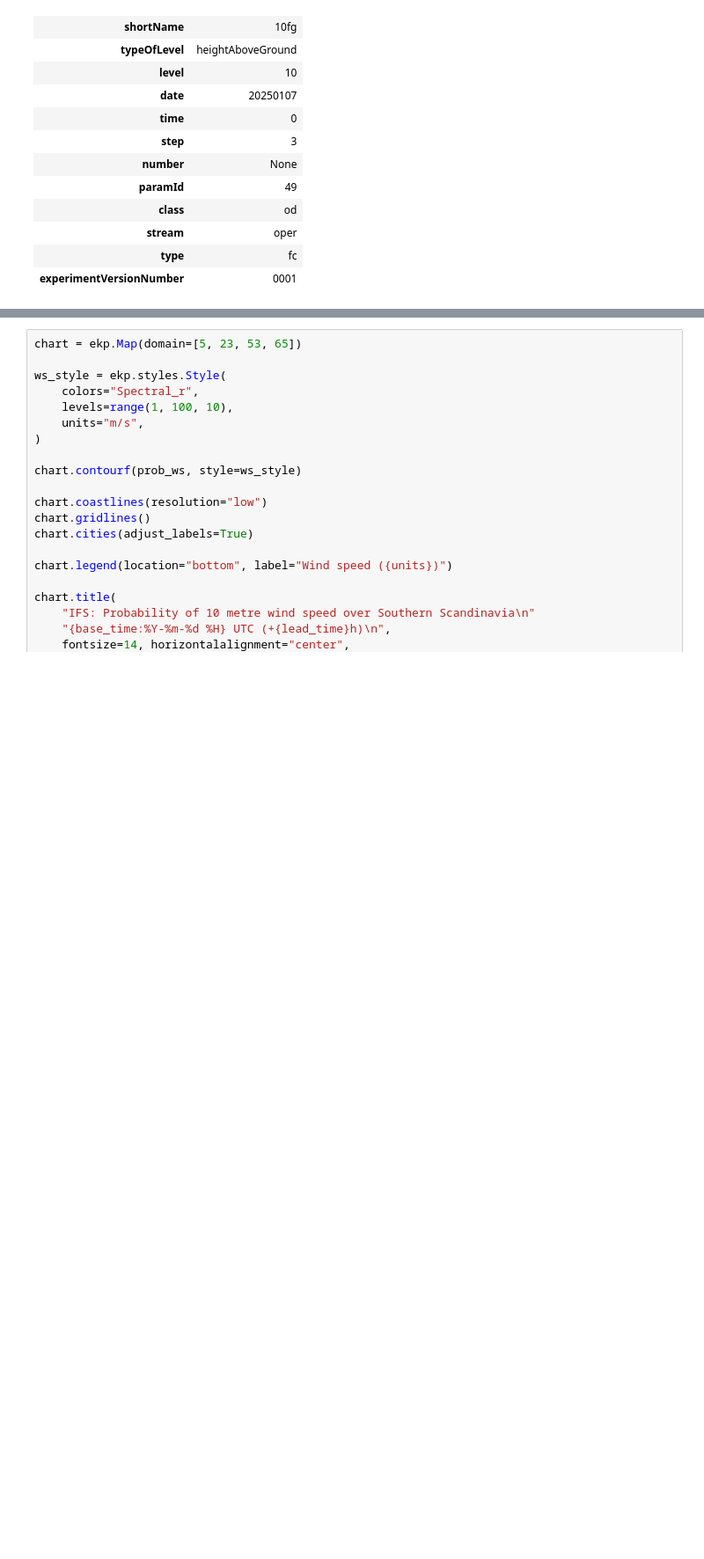
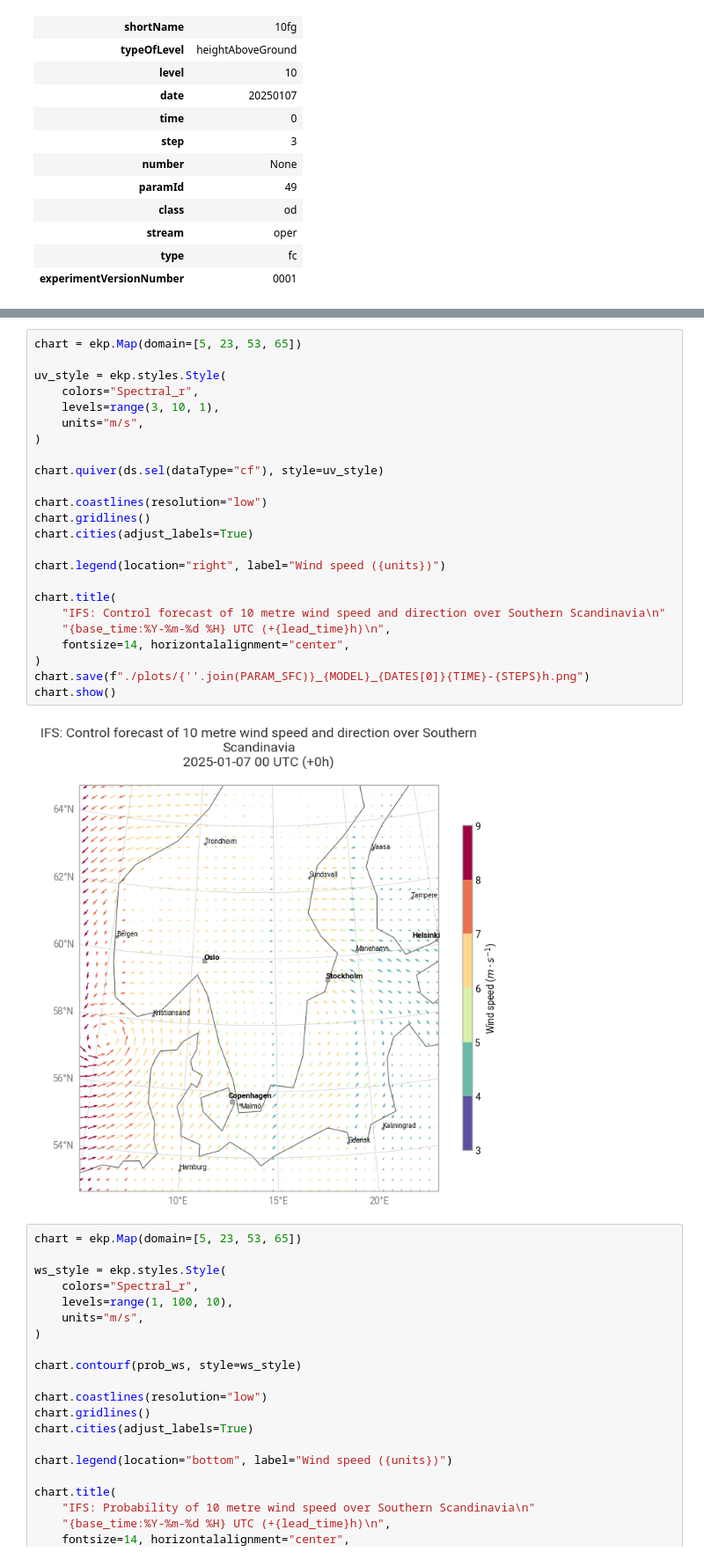
Before and after one commit to ECMWFCode4Earth/open-data-explorer, a Jupyter notebook: openDataVisio/examples/damaging-winds-ifs.ipynb, the cells around one changed output, grey strips where cells are left out. Shown at 88% size. Drawn from its saved outputs; the diff is of its cells as text; blank space fills up the shorter version.

```diff
--- a/openDataVisio/examples/damaging-winds-ifs.ipynb
+++ b/openDataVisio/examples/damaging-winds-ifs.ipynb
@@ -249,3 +284,29 @@ The plot below shows analysis of wind speed probabilities on 7 January 2025.
+# %%
+chart = ekp.Map(domain=[5, 23, 53, 65])
+
+uv_style = ekp.styles.Style(
+    colors="Spectral_r",
+    levels=range(3, 10, 1),
+    units="m/s",
+)
+
+chart.quiver(ds.sel(dataType="cf"), style=uv_style)
+
+chart.coastlines(resolution="low")
+chart.gridlines()
+chart.cities(adjust_labels=True)
+
+chart.legend(location="right", label="Wind speed ({units})")
+
+chart.title(
+    "IFS: Control forecast of 10 metre wind speed and direction over Southern Scandinavia\n"
+    "{base_time:%Y-%m-%d %H} UTC (+{lead_time}h)\n",
+    fontsize=14, horizontalalignment="center",
+)
+chart.save(f"./plots/{''.join(PARAM_SFC)}_{MODEL}_{DATES[0]}{TIME}-{STEPS}h.png")
+chart.show()
+# %% [output]
+[figure, added]
 # %%
 chart = ekp.Map(domain=[5, 23, 53, 65])
 
```
Also changed, not shown: parts of 9 cells of this notebook, 8 other files.
